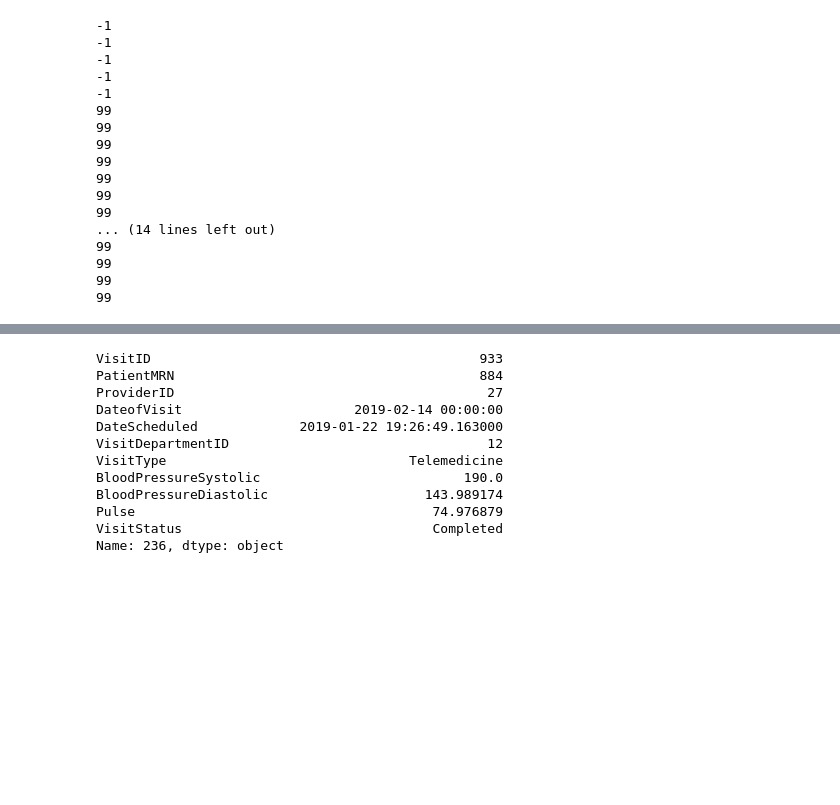
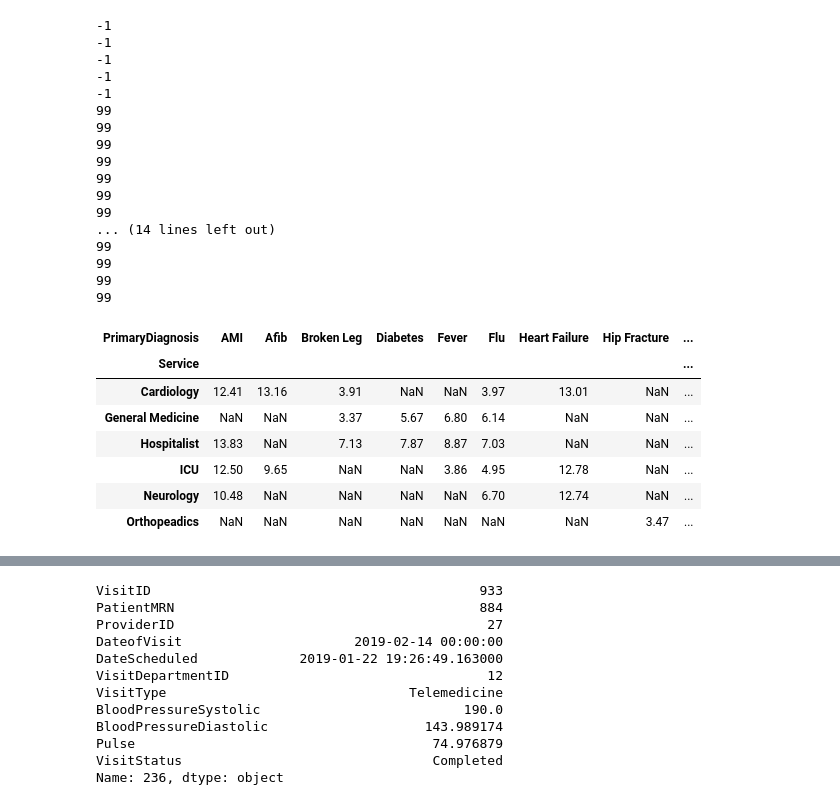
Before and after one commit to Seenu-Raj/Panda_Girls_Team3, a Jupyter notebook: Team3_PandaGirls_Q41-50.ipynb, the cells around one changed output, grey strips where cells are left out. Cells and saved outputs as stored; diff of their text form; code cells hidden in the pictures; blank space fills up the shorter version.

```diff
--- a/Team3_PandaGirls_Q41-50.ipynb
+++ b/Team3_PandaGirls_Q41-50.ipynb
@@ -74,3 +74,30 @@ for i in range(arr.shape[0]):
 99
 99
 99
+# %%
+## Q44. Create a pivot table displaying average LOS based on Service and Primary Diagnosis.
+
+#Answer:
+
+#Linking with the dataframe
+ReAdmissionRegistry = pd.read_excel("HospitalDatabase.xlsx","ReAdmissionRegistry")
+
+#Creating the pivot table
+pivot = np.round(pd.pivot_table(ReAdmissionRegistry, values='ExpectedLOS',
+                                index='Service',
+                                columns='PrimaryDiagnosis',
+                                aggfunc=np.mean),2)
+
+#Displaying the pivot table
+display(pivot)
+
+# The result shows the pivot table displaying the Length of Stay of patients based on the type of service and primary diagnosis
+# %% [output]
+| PrimaryDiagnosis | AMI | Afib | Broken Leg | Diabetes | Fever | Flu | Heart Failure | Hip Fracture | ... |
+| Service |  |  |  |  |  |  |  |  | ... |
+| Cardiology | 12.41 | 13.16 | 3.91 | NaN | NaN | 3.97 | 13.01 | NaN | ... |
+| General Medicine | NaN | NaN | 3.37 | 5.67 | 6.80 | 6.14 | NaN | NaN | ... |
+| Hospitalist | 13.83 | NaN | 7.13 | 7.87 | 8.87 | 7.03 | NaN | NaN | ... |
+| ICU | 12.50 | 9.65 | NaN | NaN | 3.86 | 4.95 | 12.78 | NaN | ... |
+| Neurology | 10.48 | NaN | NaN | NaN | NaN | 6.70 | 12.74 | NaN | ... |
+| Orthopeadics | NaN | NaN | NaN | NaN | NaN | NaN | NaN | 3.47 | ... |
```
Also changed, not shown: parts of 8 cells of this notebook.
